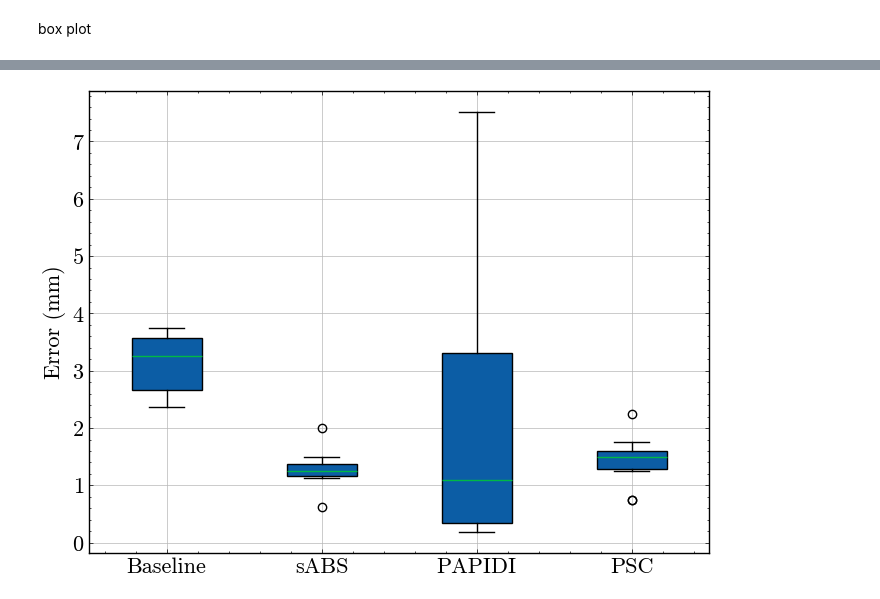
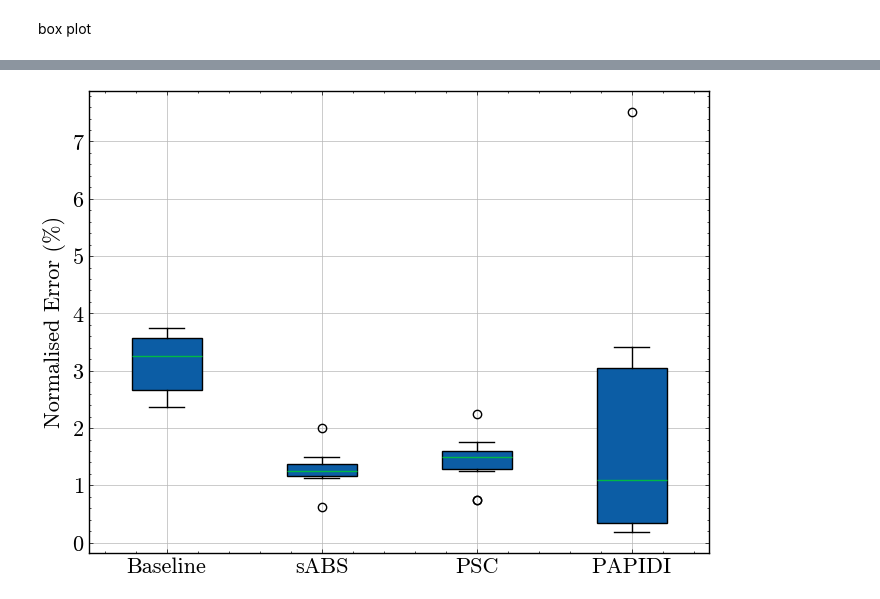
Before and after one commit to addaia/PHREDO, a Jupyter notebook: plotter.ipynb, the cells around one changed output, grey strips where cells are left out. Cells and saved outputs as stored; diff of their text form; code cells hidden in the pictures.

```diff
--- a/plotter.ipynb
+++ b/plotter.ipynb
@@ -2086,27 +2080,27 @@ box plot
 # %%
 import numpy as np
 errors_baseline = np.array([21, 19, 20, 30, 22, 26, 30, 29, 27, 26])/8
 errors_sABS = np.array([5, 10, 9, 12, 11, 10, 10, 11, 9, 16])/8
-errors_PAPIDI = np.array([0.253, 4.06, 2.99, 7.52, 3.42, 0.22, 0.193, 0.59, 1.43, 0.771])
+errors_PAPIDI = np.array([0.253, 3.06, 2.99, 7.52, 3.42, 0.22, 0.193, 0.59, 1.43, 0.771])
 errors_PSC = np.array([10, 6, 11, 12, 12, 6, 18, 13, 14, 12])/8
 
 # combine
-data = [errors_baseline, errors_sABS, errors_PAPIDI, errors_PSC]
+data = [errors_baseline, errors_sABS, errors_PSC, errors_PAPIDI]
 
 # boxplo
 plt.figure(figsize=(8, 6))
 plt.boxplot(data, patch_artist=True)
 
 
-plt.xticks([1, 2, 3, 4], ['Baseline','sABS', 'PAPIDI', 'PSC'])
-plt.ylabel('Error (mm)')
+plt.xticks([1, 2, 3, 4], ['Baseline','sABS', 'PSC', 'PAPIDI'])
+plt.ylabel('Normalised Error (%)')
 
 plt.savefig('comp.pdf')
 from google.colab import files
 files.download('comp.pdf')
 
 plt.show()
 # %% [output]
 [interactive output not drawn]
 [interactive output not drawn]
-[figure, old version]
+[figure, new version]
```
Also changed, not shown: parts of 2 cells of this notebook.
